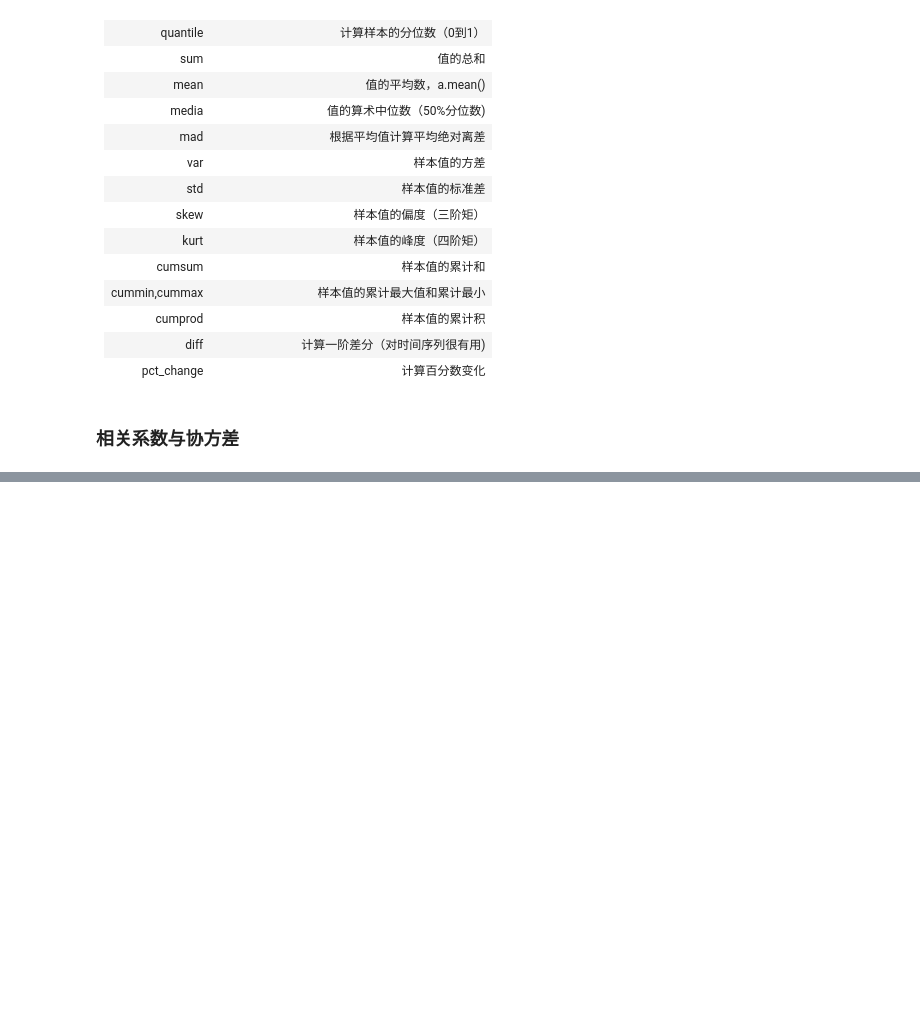
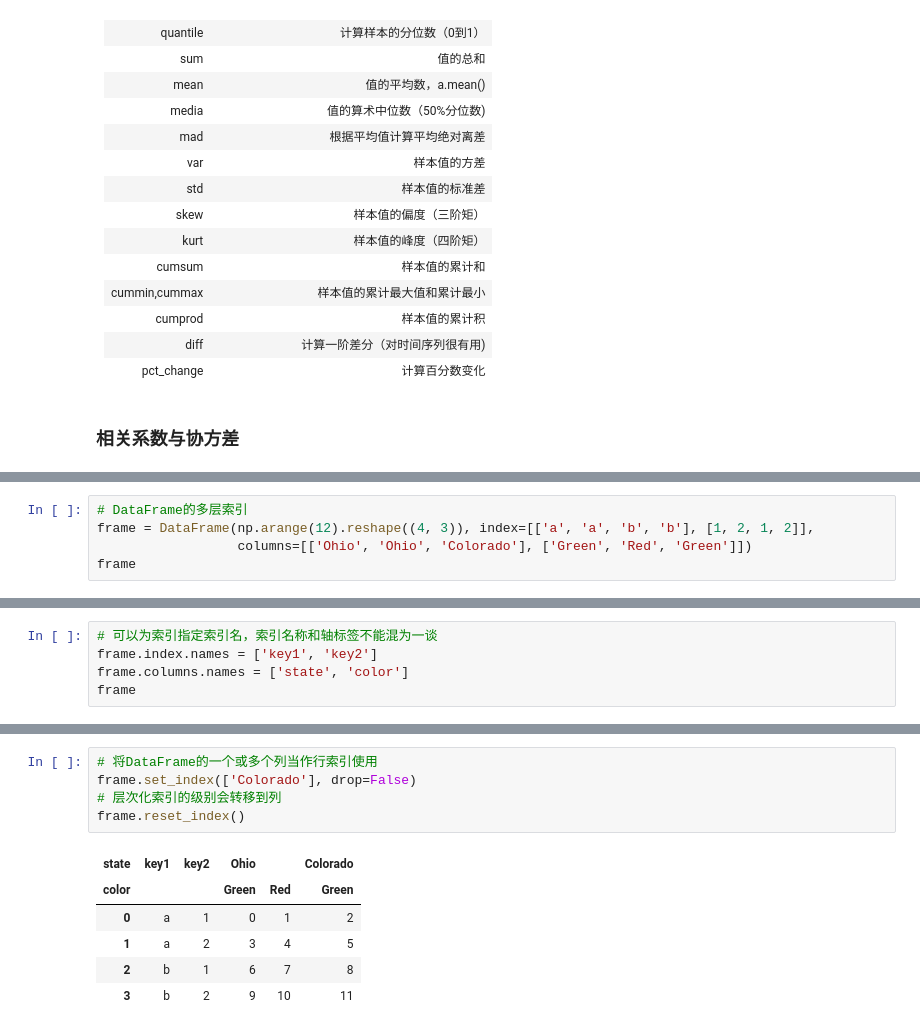
Before and after one commit to yonddream/accumulate, a Jupyter notebook: pydata-book/ch05.ipynb, the cells around one changed output, grey strips where cells are left out. Drawn from its saved outputs; the diff is of its cells as text; blank space fills up the shorter version.

```diff
--- a/pydata-book/ch05.ipynb
+++ b/pydata-book/ch05.ipynb
@@ -949,0 +1173,5 @@ dtype: object
+# %%
+# DataFrame的多层索引
+frame = DataFrame(np.arange(12).reshape((4, 3)), index=[['a', 'a', 'b', 'b'], [1, 2, 1, 2]],
+                  columns=[['Ohio', 'Ohio', 'Colorado'], ['Green', 'Red', 'Green']])
+frame
@@ -949,0 +1185,5 @@ dtype: object
+# %%
+# 可以为索引指定索引名，索引名称和轴标签不能混为一谈
+frame.index.names = ['key1', 'key2']
+frame.columns.names = ['state', 'color']
+frame
@@ -949,0 +1232,12 @@ dtype: object
+# %%
+# 将DataFrame的一个或多个列当作行索引使用
+frame.set_index(['Colorado'], drop=False)
+# 层次化索引的级别会转移到列
+frame.reset_index()
+# %% [output]
+| state | key1 | key2 | Ohio |  | Colorado |
+| color |  |  | Green | Red | Green |
+| 0 | a | 1 | 0 | 1 | 2 |
+| 1 | a | 2 | 3 | 4 | 5 |
+| 2 | b | 1 | 6 | 7 | 8 |
+| 3 | b | 2 | 9 | 10 | 11 |
```
Also changed, not shown: parts of 40 cells of this notebook.
